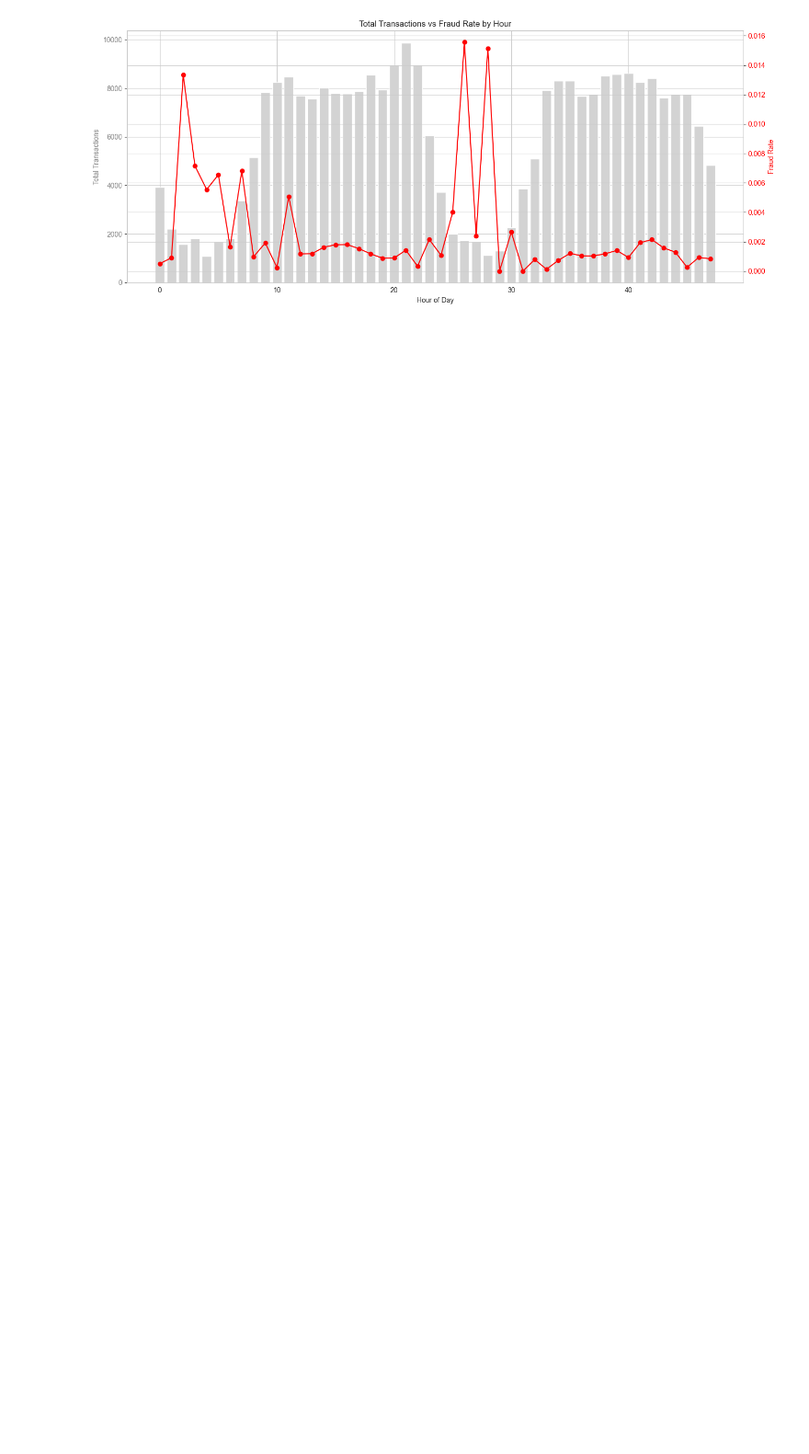
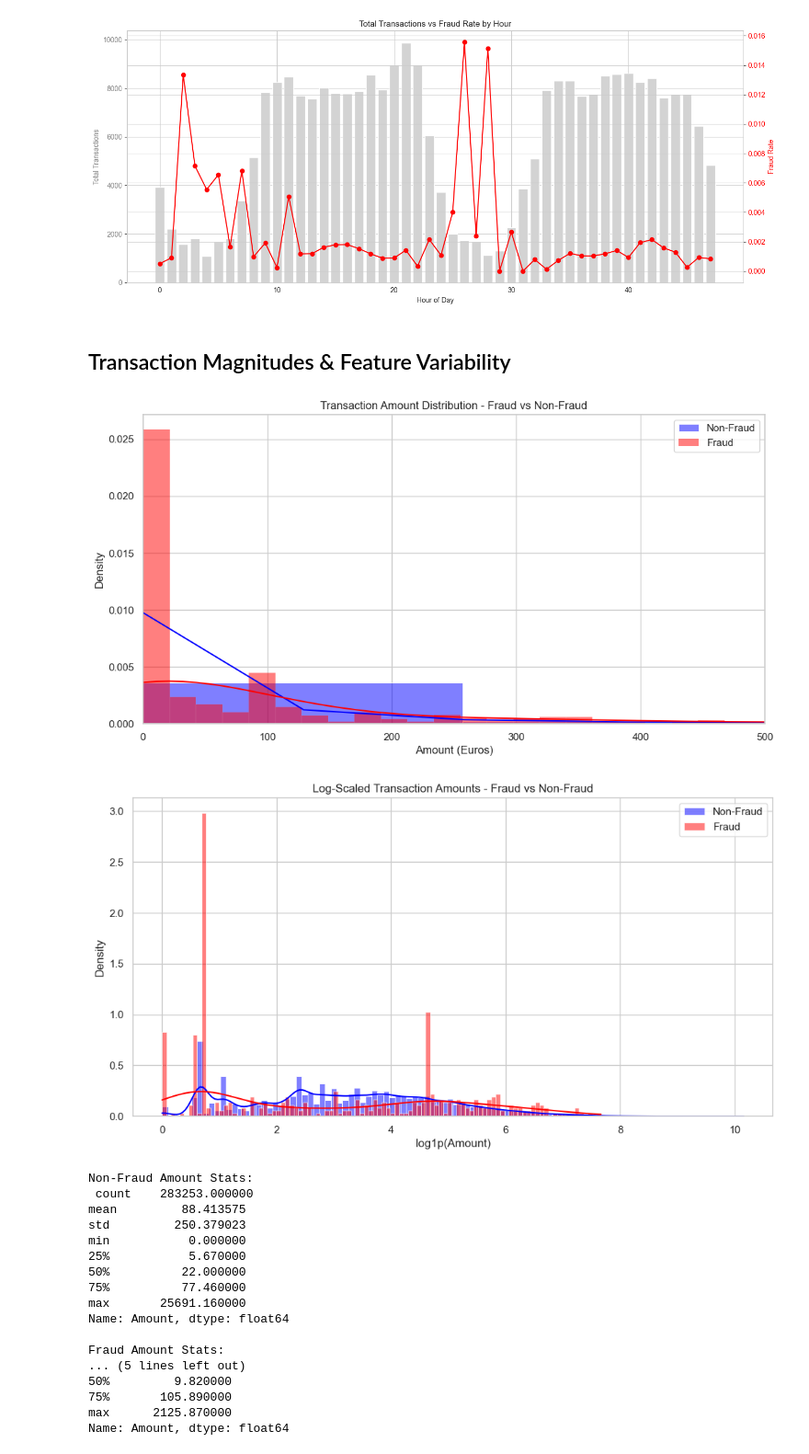
Before and after one commit to esteban-93/Fraude-detection, a Jupyter notebook: notebooks/exploratory.ipynb, the cells around one changed output. Shown at 92% size. Cells and saved outputs as stored; diff of their text form; code cells hidden in the pictures; blank space fills up the shorter version.

```diff
--- a/notebooks/exploratory.ipynb
+++ b/notebooks/exploratory.ipynb
@@ -397,3 +377,52 @@ plt.grid(True)
 plt.show()
 # %% [output]
 [figure]
+# %% [markdown]
+## Transaction Magnitudes & Feature Variability
+# %%
+sns.set(style="whitegrid")
+
+# Transaction amount distribution
+plt.figure(figsize=(12, 6))
+sns.histplot(non_fraud['Amount'], bins=100, color='blue', label='Non-Fraud', stat='density', kde=True)
+sns.histplot(fraud['Amount'], bins=100, color='red', label='Fraud', stat='density', kde=True)
+plt.legend()
+plt.title('Transaction Amount Distribution - Fraud vs Non-Fraud')
+plt.xlabel('Amount (Euros)')
+plt.ylabel('Density')
+plt.xlim([0, 500])  # Clamp for clarity
+plt.show()
+
+# Log-transformed Amounts
+plt.figure(figsize=(12, 6))
+sns.histplot(np.log1p(non_fraud['Amount']), bins=100, color='blue', label='Non-Fraud', stat='density', kde=True)
+sns.histplot(np.log1p(fraud['Amount']), bins=100, color='red', label='Fraud', stat='density', kde=True)
+plt.legend()
+plt.title('Log-Scaled Transaction Amounts - Fraud vs Non-Fraud')
+plt.xlabel('log1p(Amount)')
+plt.ylabel('Density')
+plt.show()
+
+# Quick Summary Stats
+print("Non-Fraud Amount Stats:\n", non_fraud['Amount'].describe(), "\n")
+print("Fraud Amount Stats:\n", fraud['Amount'].describe())
+# %% [output]
+[figure, added]
+[figure, added]
+Non-Fraud Amount Stats:
+ count    283253.000000
+mean         88.413575
+std         250.379023
+min           0.000000
+25%           5.670000
+50%          22.000000
+75%          77.460000
+max       25691.160000
+Name: Amount, dtype: float64
+
+Fraud Amount Stats:
+... (5 lines left out)
+50%         9.820000
+75%       105.890000
+max      2125.870000
+Name: Amount, dtype: float64
```
Also changed, not shown: parts of 10 cells of this notebook, 25 other files.
